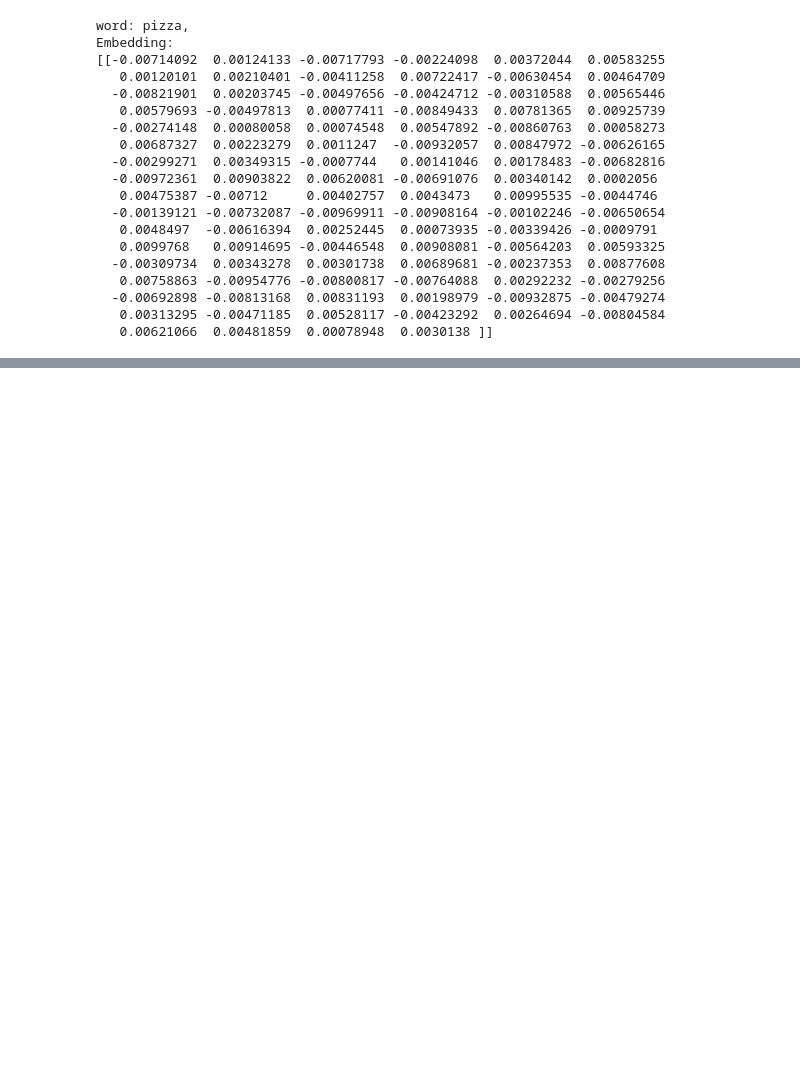
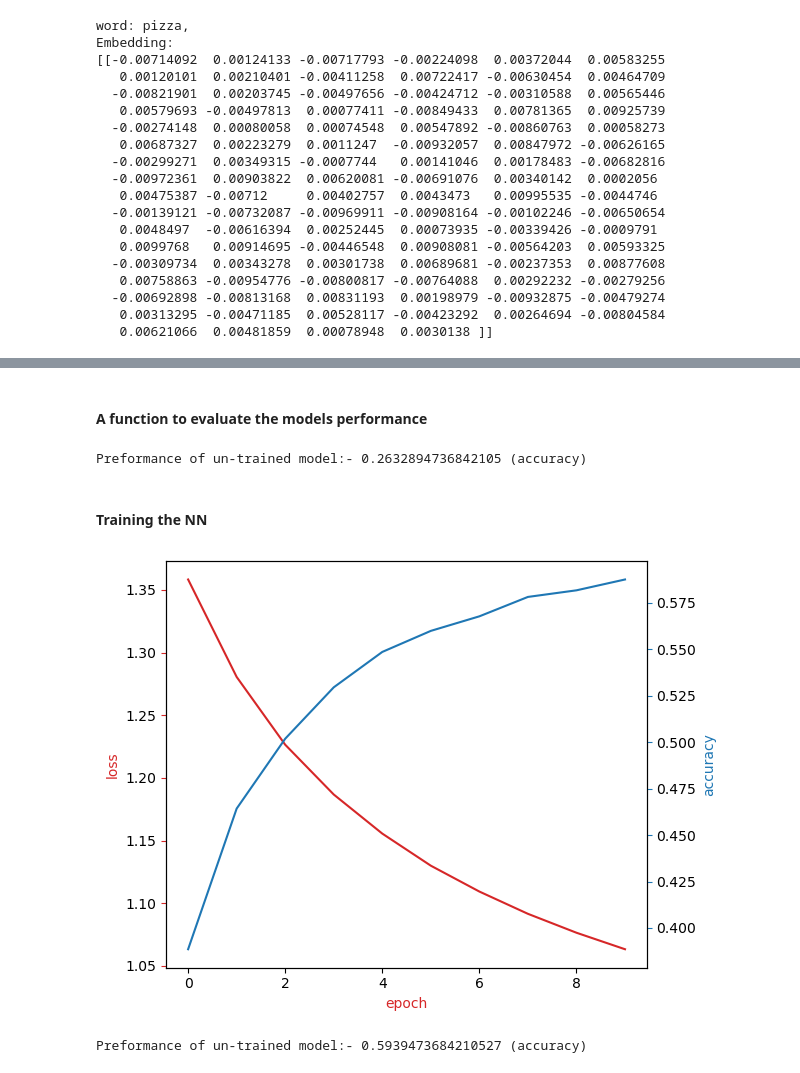
Before and after one commit to vijayabalanj1994/Word2Vec_with_PyTorch, a Jupyter notebook: code.ipynb, the cells around one changed output, grey strips where cells are left out. Cells and saved outputs as stored; diff of their text form; code cells hidden in the pictures; blank space fills up the shorter version.

```diff
--- a/code.ipynb
+++ b/code.ipynb
@@ -721,0 +916,21 @@ Embedding:
+# %% [markdown]
+#### A function to evaluate the models performance
+# %%
+def evaluate(dataloader):
+    model.eval()
+    total_acc, total_count= 0, 0
+
+    with torch.no_grad():
+        for idx, (label, text, offsets) in enumerate(dataloader):
+            predicted_label = model(text,offsets)
+
+            total_acc += (predicted_label.argmax(1) == label).sum().item()
+            total_count += label.size(0)
+    return total_acc / total_count
+
+# evaluating the un-trained model on test data
+print(f'Preformance of un-trained model:- {evaluate(test_dataloader)} (accuracy)')
+# %% [output]
+Preformance of un-trained model:- 0.2632894736842105 (accuracy)
+# %% [markdown]
+#### Training the NN
@@ -721,0 +943,51 @@ Embedding:
+# %%
+EPOCHS = 10
+cum_loss_list = []
+acc_epoch =[]
+acc_old = 0
+
+for epoch in tqdm(range(1, EPOCHS+1)):
+    model.train()
+    cum_loss = 0
+    for idx, (label_tensor, text_token_indices_tensor, offsets_tensor) in enumerate(train_dataloader):
+        optimizer.zero_grad()
+        predicted_label_tensor = model(text_token_indices_tensor, offsets_tensor)
+        loss = criterion(predicted_label_tensor, label_tensor)
+        loss.backward()
+        torch.nn.utils.clip_grad_norm(model.parameters(), 0.1)
+        optimizer.step()
+        cum_loss += loss.item()
+    cum_loss_list.append(cum_loss/len(train_dataloader))
+    acc_val = evaluate(valid_dataloader)
+    acc_epoch.append(acc_val)
+
+    if acc_val > acc_old:
+        acc_old = acc_val
+        torch.save(model.state_dict(), 'my_model.pth')
+# %%
+# # plot of loss and acccuracy on validation data over 10 epoches
+def plot(COST,ACC):
+    fig, ax1 = plt.subplots()
+    color = 'tab:red'
+    ax1.plot(COST, color=color)
+    ax1.set_xlabel('epoch', color=color)
+    ax1.set_ylabel('loss', color=color)
+    ax1.tick_params(axis='y', color=color)
+
+    ax2 = ax1.twinx()
+    color = 'tab:blue'
+    ax2.set_ylabel('accuracy', color=color)
+    ax2.plot(ACC, color=color)
+    ax2.tick_params(axis='y', color=color)
+    fig.tight_layout()
+
+    plt.show()
+
+plot(cum_loss_list, acc_epoch)
+# %% [output]
+[figure, added]
+# %%
+# evaluating the trained model on test data
+print(f'Preformance of un-trained model:- {evaluate(test_dataloader)} (accuracy)')
+# %% [output]
+Preformance of un-trained model:- 0.5939473684210527 (accuracy)
```
Also changed, not shown: parts of 25 cells of this notebook.
